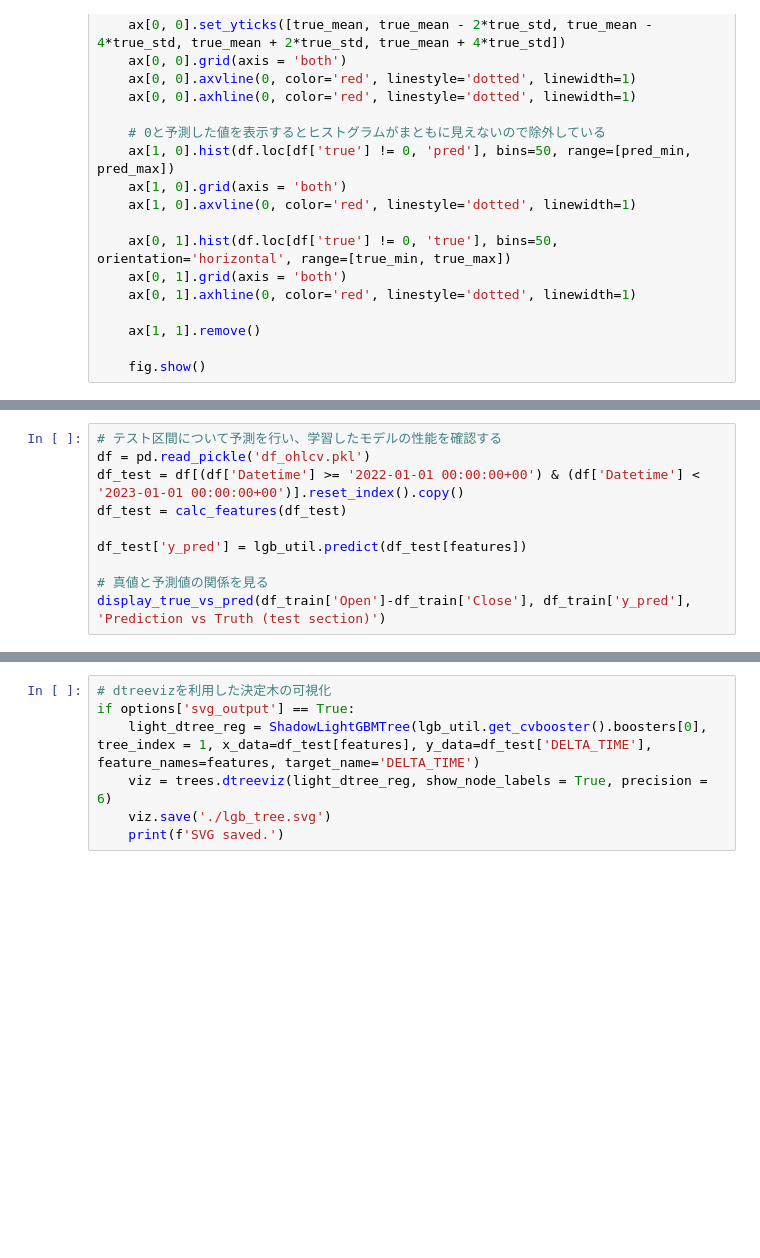
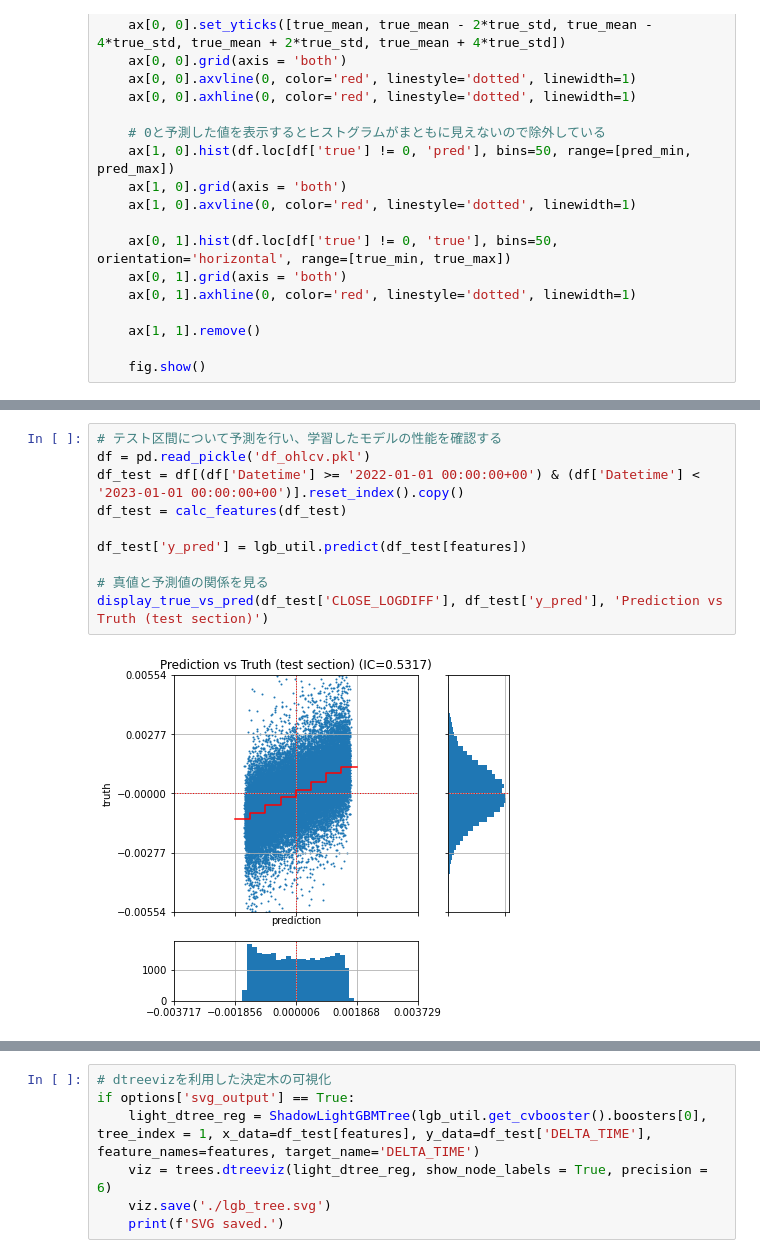
Before and after one commit to WannabeBotter/crypto_misc_jupyter, a Jupyter notebook: lightgbm_exercise/lightgbm_exercise.ipynb, the cells around one changed output, grey strips where cells are left out. Saved outputs shown, nothing was run; the diff lists cells and outputs as text; blank space fills up the shorter version.

```diff
--- a/lightgbm_exercise/lightgbm_exercise.ipynb
+++ b/lightgbm_exercise/lightgbm_exercise.ipynb
@@ -260,13 +266,15 @@ display_true_vs_pred(df_train['Open']-df_train['Close'], df_train['y_pred'], 'Pr
 # %%
 # テスト区間について予測を行い、学習したモデルの性能を確認する
 df = pd.read_pickle('df_ohlcv.pkl')
 df_test = df[(df['Datetime'] >= '2022-01-01 00:00:00+00') & (df['Datetime'] < '2023-01-01 00:00:00+00')].reset_index().copy()
 df_test = calc_features(df_test)
 
 df_test['y_pred'] = lgb_util.predict(df_test[features])
 
 # 真値と予測値の関係を見る
-display_true_vs_pred(df_train['Open']-df_train['Close'], df_train['y_pred'], 'Prediction vs Truth (test section)')
+display_true_vs_pred(df_test['CLOSE_LOGDIFF'], df_test['y_pred'], 'Prediction vs Truth (test section)')
+# %% [output]
+[figure, added]
 # %%
 # CPCVによって生成されたboosterのうち一つを選んで特徴量の重要度を表示する
 lgb.plot_importance(lgb_util.get_cvbooster().boosters[0], title='Feature importance (delta_t)', figsize=(6, 6))
```
Also changed, not shown: parts of 7 cells of this notebook.
